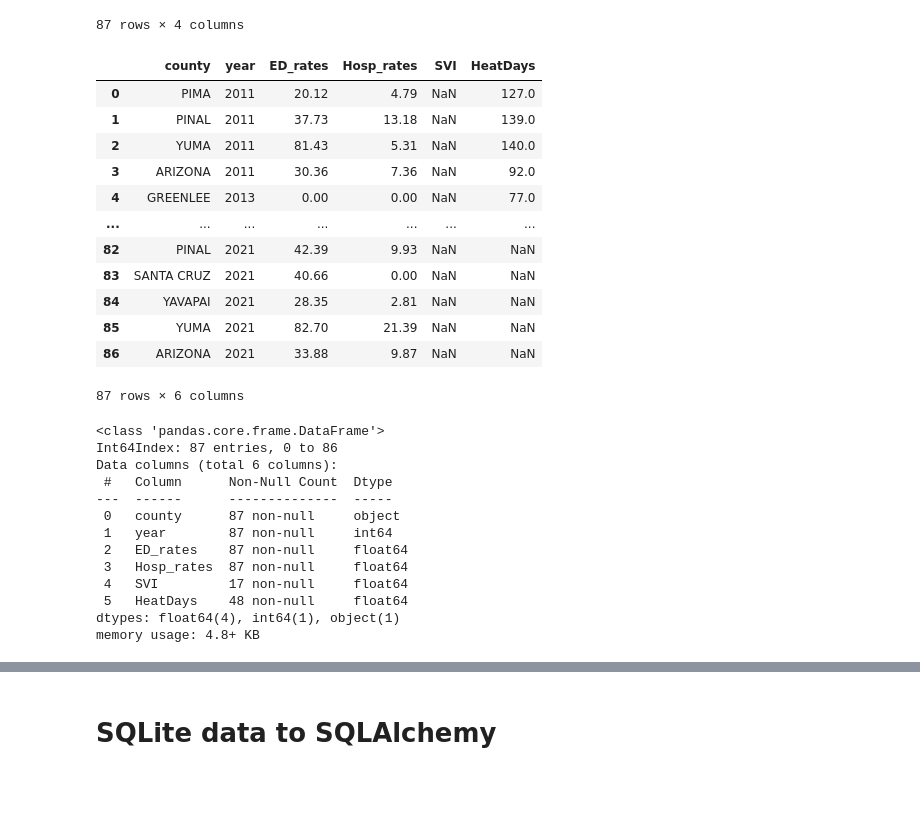
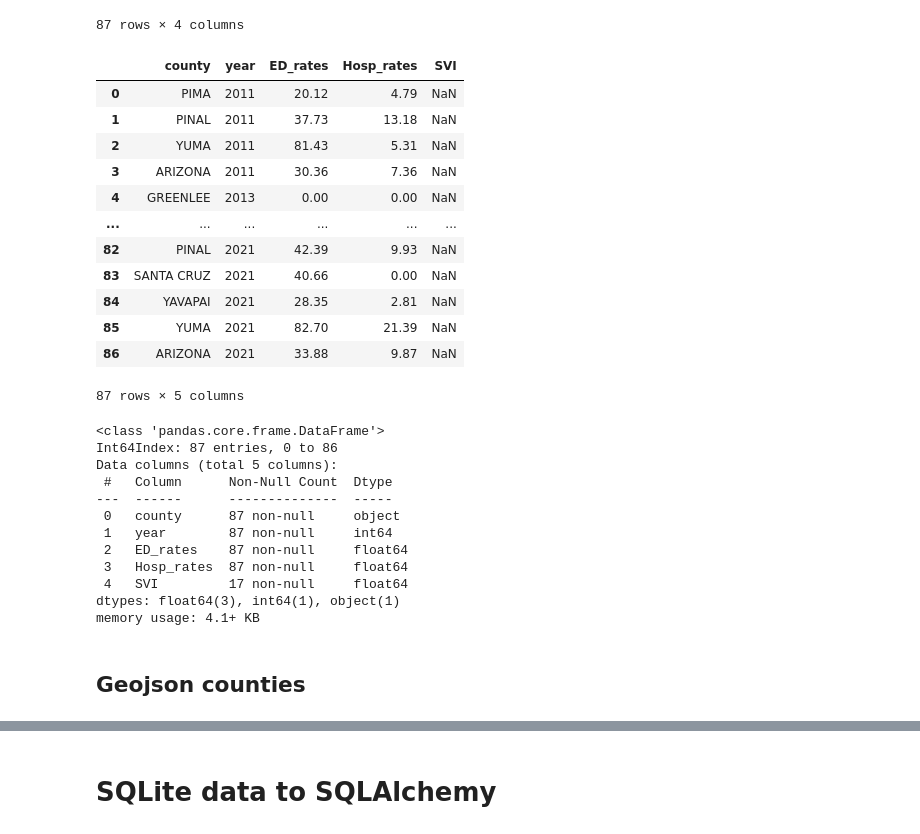
Before and after one commit to Abby-Boulter/Project_3, a Jupyter notebook: noelle_analysis/HRI_analysis.ipynb, the cells around one changed output, grey strips where cells are left out. Cells and saved outputs as stored; diff of their text form; code cells hidden in the pictures; blank space fills up the shorter version.

```diff
--- a/noelle_analysis/HRI_analysis.ipynb
+++ b/noelle_analysis/HRI_analysis.ipynb
@@ -258,36 +241,28 @@ df2
 
 # Remove county IDs
 df2 = df2.drop(columns=["county_id"])
-# %%
-# Combine the data into a single dataset.
-df3= pd.merge(df2, HeatDays_df, how= "left",  on=['county','year'])
-df3
-
-
-# Remove county IDs
-df3 = df3.drop(columns=["county_id"])
-
-df3
-# %% [output]
-|  | county | year | ED_rates | Hosp_rates | SVI | HeatDays |
-| 0 | PIMA | 2011 | 20.12 | 4.79 | NaN | 127.0 |
-| 1 | PINAL | 2011 | 37.73 | 13.18 | NaN | 139.0 |
-| 2 | YUMA | 2011 | 81.43 | 5.31 | NaN | 140.0 |
-| 3 | ARIZONA | 2011 | 30.36 | 7.36 | NaN | 92.0 |
-| 4 | GREENLEE | 2013 | 0.00 | 0.00 | NaN | 77.0 |
-| ... | ... | ... | ... | ... | ... | ... |
-| 82 | PINAL | 2021 | 42.39 | 9.93 | NaN | NaN |
-| 83 | SANTA CRUZ | 2021 | 40.66 | 0.00 | NaN | NaN |
-| 84 | YAVAPAI | 2021 | 28.35 | 2.81 | NaN | NaN |
-| 85 | YUMA | 2021 | 82.70 | 21.39 | NaN | NaN |
-| 86 | ARIZONA | 2021 | 33.88 | 9.87 | NaN | NaN |
-87 rows × 6 columns
+# %%
+df2
+# %% [output]
+|  | county | year | ED_rates | Hosp_rates | SVI |
+| 0 | PIMA | 2011 | 20.12 | 4.79 | NaN |
+| 1 | PINAL | 2011 | 37.73 | 13.18 | NaN |
+| 2 | YUMA | 2011 | 81.43 | 5.31 | NaN |
+| 3 | ARIZONA | 2011 | 30.36 | 7.36 | NaN |
+| 4 | GREENLEE | 2013 | 0.00 | 0.00 | NaN |
+| ... | ... | ... | ... | ... | ... |
+| 82 | PINAL | 2021 | 42.39 | 9.93 | NaN |
+| 83 | SANTA CRUZ | 2021 | 40.66 | 0.00 | NaN |
+| 84 | YAVAPAI | 2021 | 28.35 | 2.81 | NaN |
+| 85 | YUMA | 2021 | 82.70 | 21.39 | NaN |
+| 86 | ARIZONA | 2021 | 33.88 | 9.87 | NaN |
+87 rows × 5 columns
 # %%
-df3.info()
+df2.info()
 # %% [output]
 <class 'pandas.core.frame.DataFrame'>
 Int64Index: 87 entries, 0 to 86
-Data columns (total 6 columns):
+Data columns (total 5 columns):
  #   Column      Non-Null Count  Dtype
 ---  ------      --------------  -----
  0   county      87 non-null     object
@@ -295,8 +270,7 @@ Data columns (total 6 columns):
  2   ED_rates    87 non-null     float64
  3   Hosp_rates  87 non-null     float64
  4   SVI         17 non-null     float64
- 5   HeatDays    48 non-null     float64
-dtypes: float64(4), int64(1), object(1)
-memory usage: 4.8+ KB
+dtypes: float64(3), int64(1), object(1)
+memory usage: 4.1+ KB
 # %%
 # Export the cleaned DataFrame as a CSV file.
@@ -303,0 +278,2 @@ df3.to_csv("../data/HRI.csv", encoding='utf8', index=False)
+# %% [markdown]
+## Geojson counties
```
Also changed, not shown: parts of 14 cells of this notebook, 1 other file.
